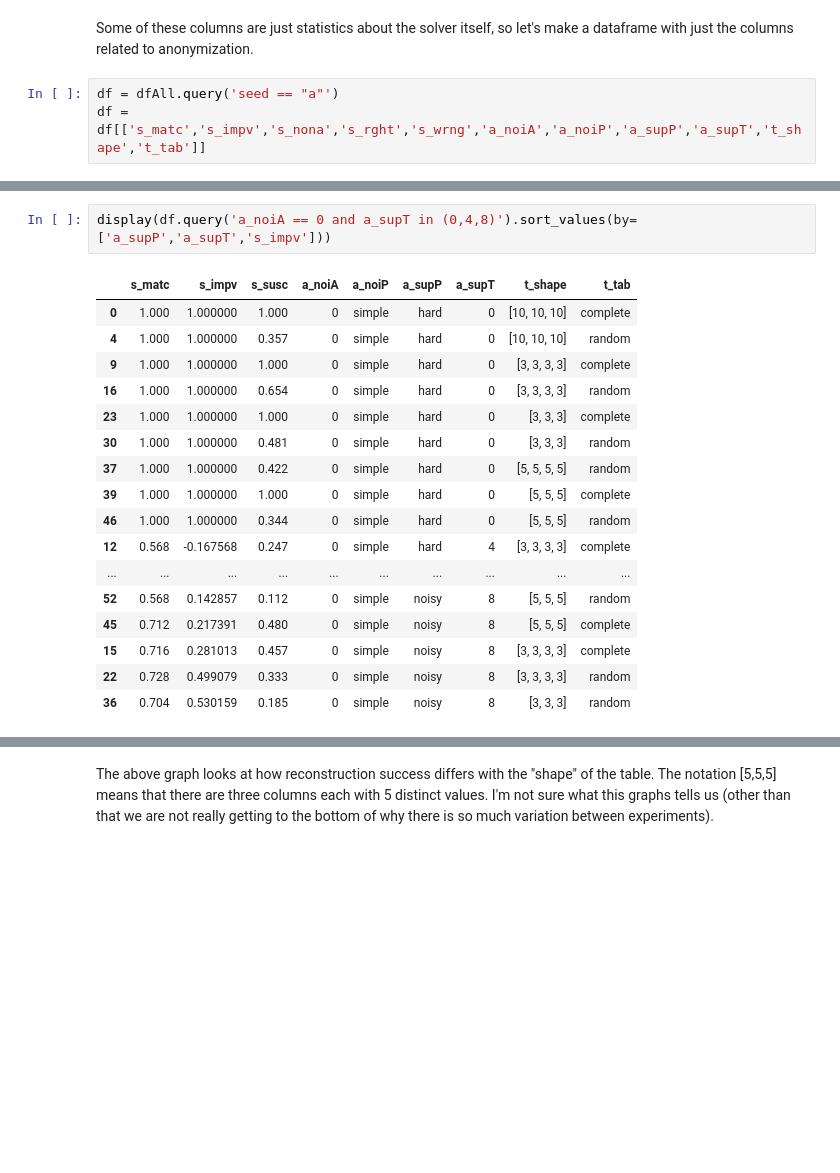
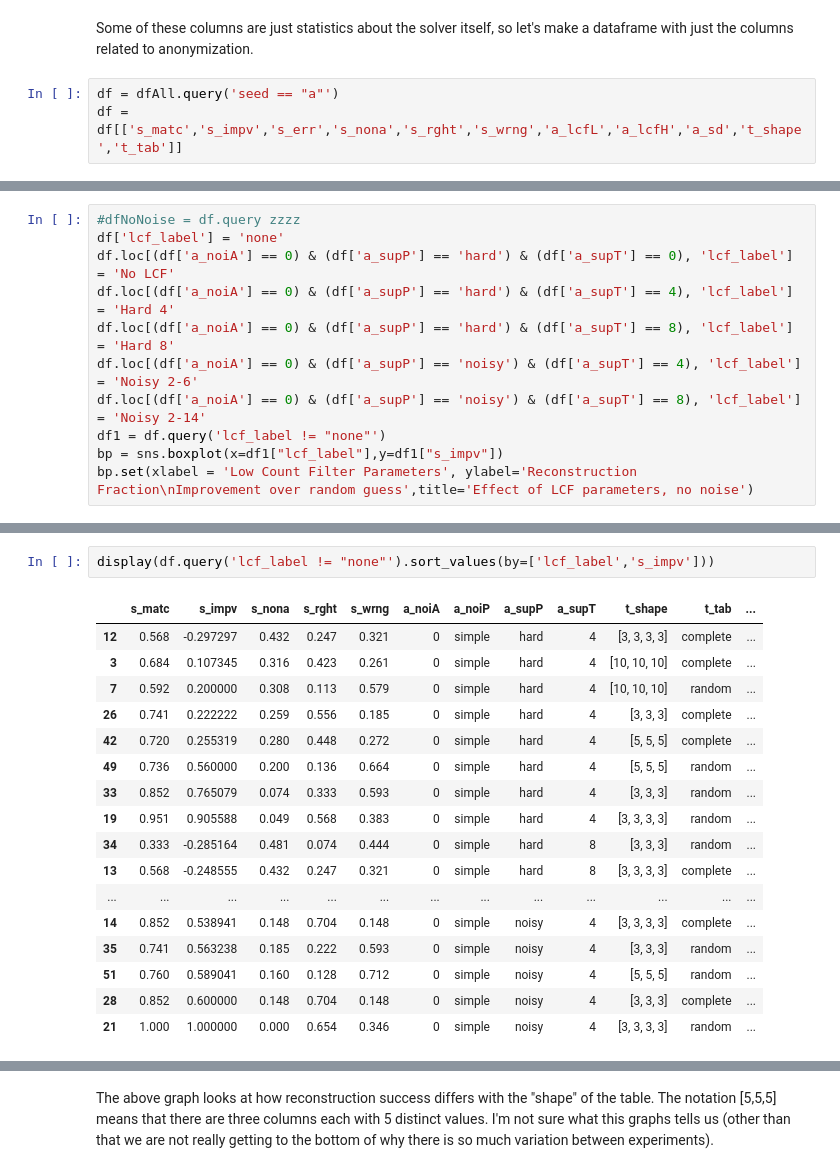
Before and after one commit to iaBIH/attacker, a Jupyter notebook: linearReconstruction/view.ipynb, the cells around one changed output, grey strips where cells are left out. Saved outputs shown, nothing was run; the diff lists cells and outputs as text; blank space fills up the shorter version.

```diff
--- a/linearReconstruction/view.ipynb
+++ b/linearReconstruction/view.ipynb
@@ -27,7 +28,7 @@ display(dfAll.head())
 Some of these columns are just statistics about the solver itself, so let's make a dataframe with just the columns related to anonymization.
 # %%
 df = dfAll.query('seed == "a"')
-df = df[['s_matc','s_impv','s_nona','s_rght','s_wrng','a_noiA','a_noiP','a_supP','a_supT','t_shape','t_tab']]
+df = df[['s_matc','s_impv','s_err','s_nona','s_rght','s_wrng','a_lcfL','a_lcfH','a_sd','t_shape','t_tab']]
 # %%
 df.describe(include='all')
 # %% [output]
@@ -70,0 +78,11 @@ plt.show()
+# %%
+#dfNoNoise = df.query zzzz
+df['lcf_label'] = 'none'
+df.loc[(df['a_noiA'] == 0) & (df['a_supP'] == 'hard') & (df['a_supT'] == 0), 'lcf_label'] = 'No LCF'
+df.loc[(df['a_noiA'] == 0) & (df['a_supP'] == 'hard') & (df['a_supT'] == 4), 'lcf_label'] = 'Hard 4'
+df.loc[(df['a_noiA'] == 0) & (df['a_supP'] == 'hard') & (df['a_supT'] == 8), 'lcf_label'] = 'Hard 8'
+df.loc[(df['a_noiA'] == 0) & (df['a_supP'] == 'noisy') & (df['a_supT'] == 4), 'lcf_label'] = 'Noisy 2-6'
+df.loc[(df['a_noiA'] == 0) & (df['a_supP'] == 'noisy') & (df['a_supT'] == 8), 'lcf_label'] = 'Noisy 2-14'
+df1 = df.query('lcf_label != "none"')
+bp = sns.boxplot(x=df1["lcf_label"],y=df1["s_impv"])
+bp.set(xlabel = 'Low Count Filter Parameters', ylabel='Reconstruction Fraction\nImprovement over random guess',title='Effect of LCF parameters, no noise')
@@ -79,22 +104,22 @@ The most surprising thing, however, is the wide range of reconstruction scores,
 
 The data used to generate the above graph is shown below.
 # %%
-display(df.query('a_noiA == 0 and a_supT in (0,4,8)').sort_values(by=['a_supP','a_supT','s_impv']))
+display(df.query('lcf_label != "none"').sort_values(by=['lcf_label','s_impv']))
 # %% [output]
-|  | s_matc | s_impv | s_susc | a_noiA | a_noiP | a_supP | a_supT | t_shape | t_tab |
-| 0 | 1.000 | 1.000000 | 1.000 | 0 | simple | hard | 0 | [10, 10, 10] | complete |
-| 4 | 1.000 | 1.000000 | 0.357 | 0 | simple | hard | 0 | [10, 10, 10] | random |
-| 9 | 1.000 | 1.000000 | 1.000 | 0 | simple | hard | 0 | [3, 3, 3, 3] | complete |
-| 16 | 1.000 | 1.000000 | 0.654 | 0 | simple | hard | 0 | [3, 3, 3, 3] | random |
-| 23 | 1.000 | 1.000000 | 1.000 | 0 | simple | hard | 0 | [3, 3, 3] | complete |
-| 30 | 1.000 | 1.000000 | 0.481 | 0 | simple | hard | 0 | [3, 3, 3] | random |
-| 37 | 1.000 | 1.000000 | 0.422 | 0 | simple | hard | 0 | [5, 5, 5, 5] | random |
-| 39 | 1.000 | 1.000000 | 1.000 | 0 | simple | hard | 0 | [5, 5, 5] | complete |
-| 46 | 1.000 | 1.000000 | 0.344 | 0 | simple | hard | 0 | [5, 5, 5] | random |
-| 12 | 0.568 | -0.167568 | 0.247 | 0 | simple | hard | 4 | [3, 3, 3, 3] | complete |
-| ... | ... | ... | ... | ... | ... | ... | ... | ... | ... |
-| 52 | 0.568 | 0.142857 | 0.112 | 0 | simple | noisy | 8 | [5, 5, 5] | random |
-| 45 | 0.712 | 0.217391 | 0.480 | 0 | simple | noisy | 8 | [5, 5, 5] | complete |
-| 15 | 0.716 | 0.281013 | 0.457 | 0 | simple | noisy | 8 | [3, 3, 3, 3] | complete |
-| 22 | 0.728 | 0.499079 | 0.333 | 0 | simple | noisy | 8 | [3, 3, 3, 3] | random |
-| 36 | 0.704 | 0.530159 | 0.185 | 0 | simple | noisy | 8 | [3, 3, 3] | random |
+|  | s_matc | s_impv | s_nona | s_rght | s_wrng | a_noiA | a_noiP | a_supP | a_supT | t_shape | t_tab | ... |
+| 12 | 0.568 | -0.297297 | 0.432 | 0.247 | 0.321 | 0 | simple | hard | 4 | [3, 3, 3, 3] | complete | ... |
+| 3 | 0.684 | 0.107345 | 0.316 | 0.423 | 0.261 | 0 | simple | hard | 4 | [10, 10, 10] | complete | ... |
+| 7 | 0.592 | 0.200000 | 0.308 | 0.113 | 0.579 | 0 | simple | hard | 4 | [10, 10, 10] | random | ... |
+| 26 | 0.741 | 0.222222 | 0.259 | 0.556 | 0.185 | 0 | simple | hard | 4 | [3, 3, 3] | complete | ... |
+| 42 | 0.720 | 0.255319 | 0.280 | 0.448 | 0.272 | 0 | simple | hard | 4 | [5, 5, 5] | complete | ... |
+| 49 | 0.736 | 0.560000 | 0.200 | 0.136 | 0.664 | 0 | simple | hard | 4 | [5, 5, 5] | random | ... |
+| 33 | 0.852 | 0.765079 | 0.074 | 0.333 | 0.593 | 0 | simple | hard | 4 | [3, 3, 3] | random | ... |
+| 19 | 0.951 | 0.905588 | 0.049 | 0.568 | 0.383 | 0 | simple | hard | 4 | [3, 3, 3, 3] | random | ... |
+| 34 | 0.333 | -0.285164 | 0.481 | 0.074 | 0.444 | 0 | simple | hard | 8 | [3, 3, 3] | random | ... |
+| 13 | 0.568 | -0.248555 | 0.432 | 0.247 | 0.321 | 0 | simple | hard | 8 | [3, 3, 3, 3] | complete | ... |
+| ... | ... | ... | ... | ... | ... | ... | ... | ... | ... | ... | ... | ... |
+| 14 | 0.852 | 0.538941 | 0.148 | 0.704 | 0.148 | 0 | simple | noisy | 4 | [3, 3, 3, 3] | complete | ... |
+| 35 | 0.741 | 0.563238 | 0.185 | 0.222 | 0.593 | 0 | simple | noisy | 4 | [3, 3, 3] | random | ... |
+| 51 | 0.760 | 0.589041 | 0.160 | 0.128 | 0.712 | 0 | simple | noisy | 4 | [5, 5, 5] | random | ... |
+| 28 | 0.852 | 0.600000 | 0.148 | 0.704 | 0.148 | 0 | simple | noisy | 4 | [3, 3, 3] | complete | ... |
+| 21 | 1.000 | 1.000000 | 0.000 | 0.654 | 0.346 | 0 | simple | noisy | 4 | [3, 3, 3, 3] | random | ... |
```
Also changed, not shown: parts of 17 cells of this notebook, 2 other files.
